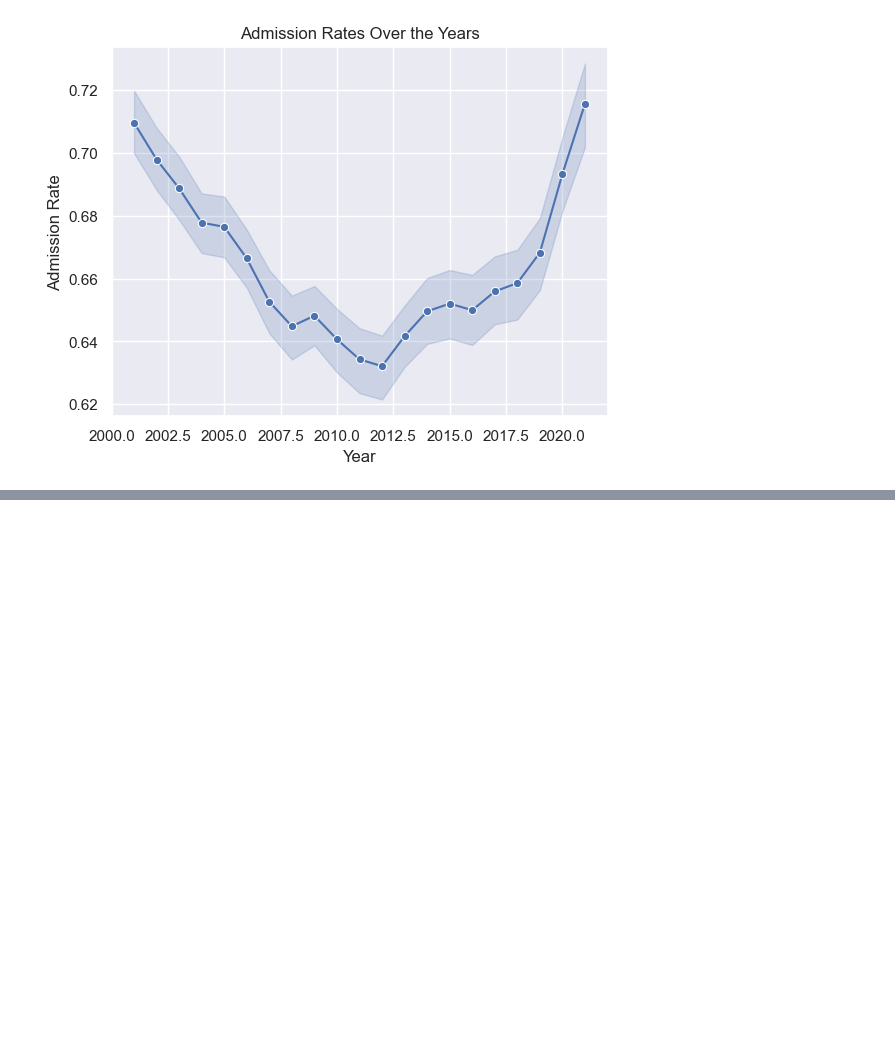
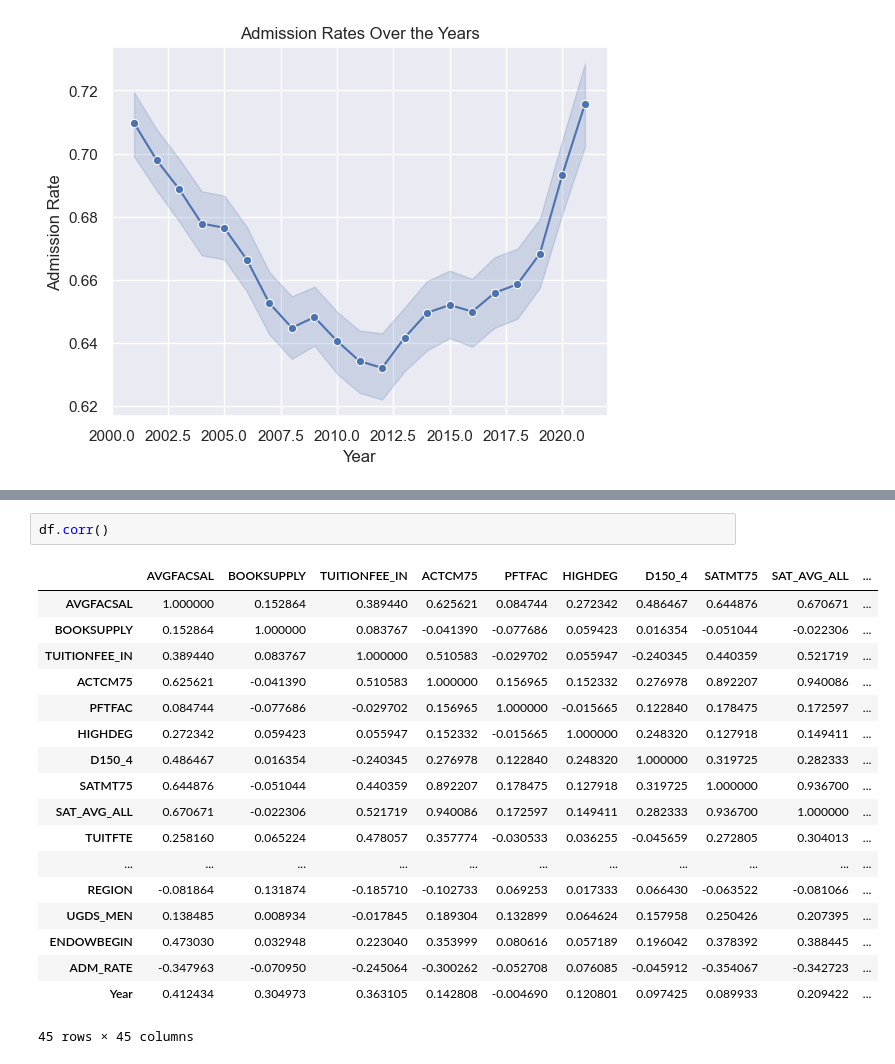
Before and after one commit to Rogercas1/CollegeScoreCard, a Jupyter notebook: Decriptive.ipynb, the cells around one changed output, grey strips where cells are left out. Cells and saved outputs as stored; diff of their text form; blank space fills up the shorter version.

```diff
--- a/Decriptive.ipynb
+++ b/Decriptive.ipynb
@@ -86,0 +110,21 @@ plt.show()
+# %%
+df.corr()
+# %% [output]
+|  | AVGFACSAL | BOOKSUPPLY | TUITIONFEE_IN | ACTCM75 | PFTFAC | HIGHDEG | D150_4 | SATMT75 | SAT_AVG_ALL | ... |
+| AVGFACSAL | 1.000000 | 0.152864 | 0.389440 | 0.625621 | 0.084744 | 0.272342 | 0.486467 | 0.644876 | 0.670671 | ... |
+| BOOKSUPPLY | 0.152864 | 1.000000 | 0.083767 | -0.041390 | -0.077686 | 0.059423 | 0.016354 | -0.051044 | -0.022306 | ... |
+| TUITIONFEE_IN | 0.389440 | 0.083767 | 1.000000 | 0.510583 | -0.029702 | 0.055947 | -0.240345 | 0.440359 | 0.521719 | ... |
+| ACTCM75 | 0.625621 | -0.041390 | 0.510583 | 1.000000 | 0.156965 | 0.152332 | 0.276978 | 0.892207 | 0.940086 | ... |
+| PFTFAC | 0.084744 | -0.077686 | -0.029702 | 0.156965 | 1.000000 | -0.015665 | 0.122840 | 0.178475 | 0.172597 | ... |
+| HIGHDEG | 0.272342 | 0.059423 | 0.055947 | 0.152332 | -0.015665 | 1.000000 | 0.248320 | 0.127918 | 0.149411 | ... |
+| D150_4 | 0.486467 | 0.016354 | -0.240345 | 0.276978 | 0.122840 | 0.248320 | 1.000000 | 0.319725 | 0.282333 | ... |
+| SATMT75 | 0.644876 | -0.051044 | 0.440359 | 0.892207 | 0.178475 | 0.127918 | 0.319725 | 1.000000 | 0.936700 | ... |
+| SAT_AVG_ALL | 0.670671 | -0.022306 | 0.521719 | 0.940086 | 0.172597 | 0.149411 | 0.282333 | 0.936700 | 1.000000 | ... |
+| TUITFTE | 0.258160 | 0.065224 | 0.478057 | 0.357774 | -0.030533 | 0.036255 | -0.045659 | 0.272805 | 0.304013 | ... |
+| ... | ... | ... | ... | ... | ... | ... | ... | ... | ... | ... |
+| REGION | -0.081864 | 0.131874 | -0.185710 | -0.102733 | 0.069253 | 0.017333 | 0.066430 | -0.063522 | -0.081066 | ... |
+| UGDS_MEN | 0.138485 | 0.008934 | -0.017845 | 0.189304 | 0.132899 | 0.064624 | 0.157958 | 0.250426 | 0.207395 | ... |
+| ENDOWBEGIN | 0.473030 | 0.032948 | 0.223040 | 0.353999 | 0.080616 | 0.057189 | 0.196042 | 0.378392 | 0.388445 | ... |
+| ADM_RATE | -0.347963 | -0.070950 | -0.245064 | -0.300262 | -0.052708 | 0.076085 | -0.045912 | -0.354067 | -0.342723 | ... |
+| Year | 0.412434 | 0.304973 | 0.363105 | 0.142808 | -0.004690 | 0.120801 | 0.097425 | 0.089933 | 0.209422 | ... |
+45 rows × 45 columns
```
Also changed, not shown: parts of 3 cells of this notebook, 1 other file.
